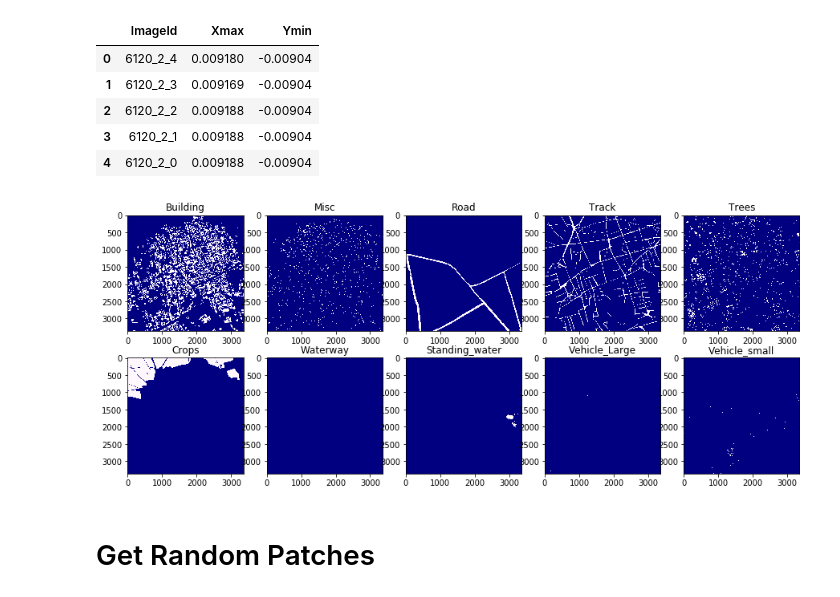
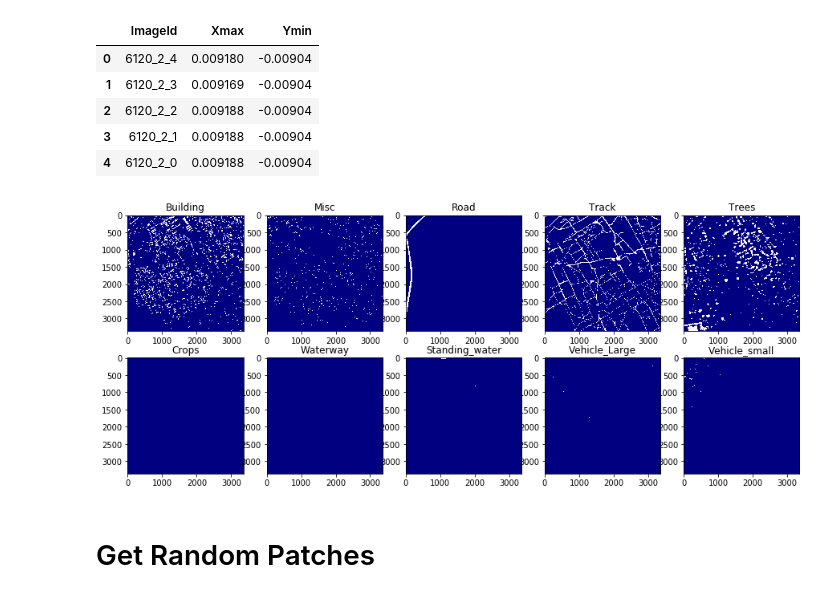
Before and after one commit to aparecidovieira/u-net, a Jupyter notebook: U-net.ipynb, the cells around one changed output. Cells and saved outputs as stored; diff of their text form; code cells hidden in the pictures.

```diff
--- a/U-net.ipynb
+++ b/U-net.ipynb
@@ -275,9 +275,9 @@ new_grid.head()
 | 3 | 6120_2_1 | 0.009188 | -0.00904 |
 | 4 | 6120_2_0 | 0.009188 | -0.00904 |
 # %%
-plotMaskAllBand(img_id[17])
+plotMaskAllBand(img_id[12])
 # %% [output]
-[figure, old version]
+[figure, new version]
 # %% [markdown]
 # Get Random Patches
 # %%
```
Also changed, not shown: parts of 17 cells of this notebook.
